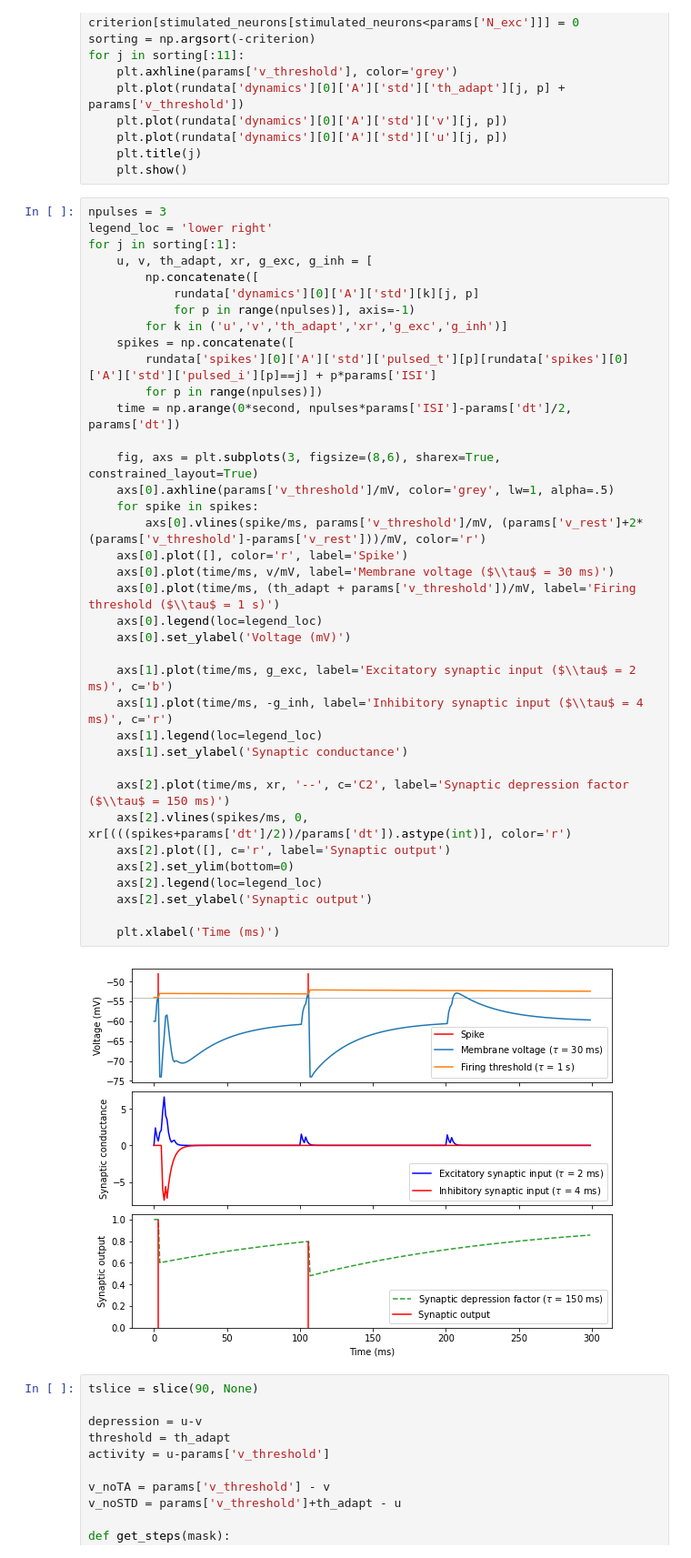
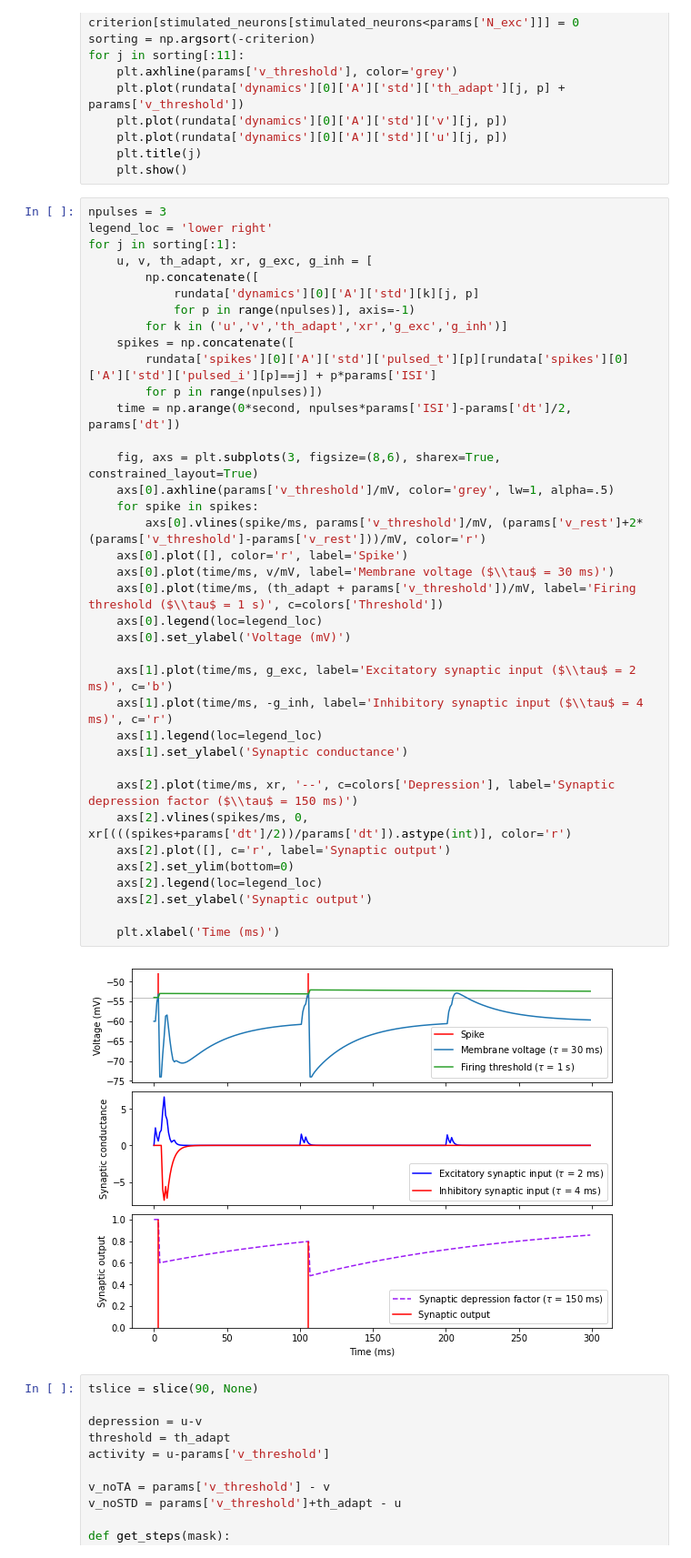
Before and after one commit to kernfel/plasticity-synergy-deviance-detection-history, a Jupyter notebook: explaining_voltage_space.ipynb, the cells around one changed output. Shown at 91% size. Cells and saved outputs as stored; diff of their text form.

```diff
--- a/explaining_voltage_space.ipynb
+++ b/explaining_voltage_space.ipynb
@@ -69,36 +70,36 @@ for j in sorting[:1]:
             rundata['dynamics'][0]['A']['std'][k][j, p]
             for p in range(npulses)], axis=-1)
         for k in ('u','v','th_adapt','xr','g_exc','g_inh')]
     spikes = np.concatenate([
         rundata['spikes'][0]['A']['std']['pulsed_t'][p][rundata['spikes'][0]['A']['std']['pulsed_i'][p]==j] + p*params['ISI']
         for p in range(npulses)])
     time = np.arange(0*second, npulses*params['ISI']-params['dt']/2, params['dt'])
 
     fig, axs = plt.subplots(3, figsize=(8,6), sharex=True, constrained_layout=True)
     axs[0].axhline(params['v_threshold']/mV, color='grey', lw=1, alpha=.5)
     for spike in spikes:
         axs[0].vlines(spike/ms, params['v_threshold']/mV, (params['v_rest']+2*(params['v_threshold']-params['v_rest']))/mV, color='r')
     axs[0].plot([], color='r', label='Spike')
     axs[0].plot(time/ms, v/mV, label='Membrane voltage ($\\tau$ = 30 ms)')
-    axs[0].plot(time/ms, (th_adapt + params['v_threshold'])/mV, label='Firing threshold ($\\tau$ = 1 s)')
+    axs[0].plot(time/ms, (th_adapt + params['v_threshold'])/mV, label='Firing threshold ($\\tau$ = 1 s)', c=colors['Threshold'])
     axs[0].legend(loc=legend_loc)
     axs[0].set_ylabel('Voltage (mV)')
 
     axs[1].plot(time/ms, g_exc, label='Excitatory synaptic input ($\\tau$ = 2 ms)', c='b')
     axs[1].plot(time/ms, -g_inh, label='Inhibitory synaptic input ($\\tau$ = 4 ms)', c='r')
     axs[1].legend(loc=legend_loc)
     axs[1].set_ylabel('Synaptic conductance')
 
-    axs[2].plot(time/ms, xr, '--', c='C2', label='Synaptic depression factor ($\\tau$ = 150 ms)')
+    axs[2].plot(time/ms, xr, '--', c=colors['Depression'], label='Synaptic depression factor ($\\tau$ = 150 ms)')
     axs[2].vlines(spikes/ms, 0, xr[(((spikes+params['dt']/2))/params['dt']).astype(int)], color='r')
     axs[2].plot([], c='r', label='Synaptic output')
     axs[2].set_ylim(bottom=0)
     axs[2].legend(loc=legend_loc)
     axs[2].set_ylabel('Synaptic output')
 
     plt.xlabel('Time (ms)')
 # %% [output]
-[figure, old version]
+[figure, new version]
 # %%
 tslice = slice(90, None)
 
```
Also changed, not shown: parts of 2 cells of this notebook, 1 other file.
